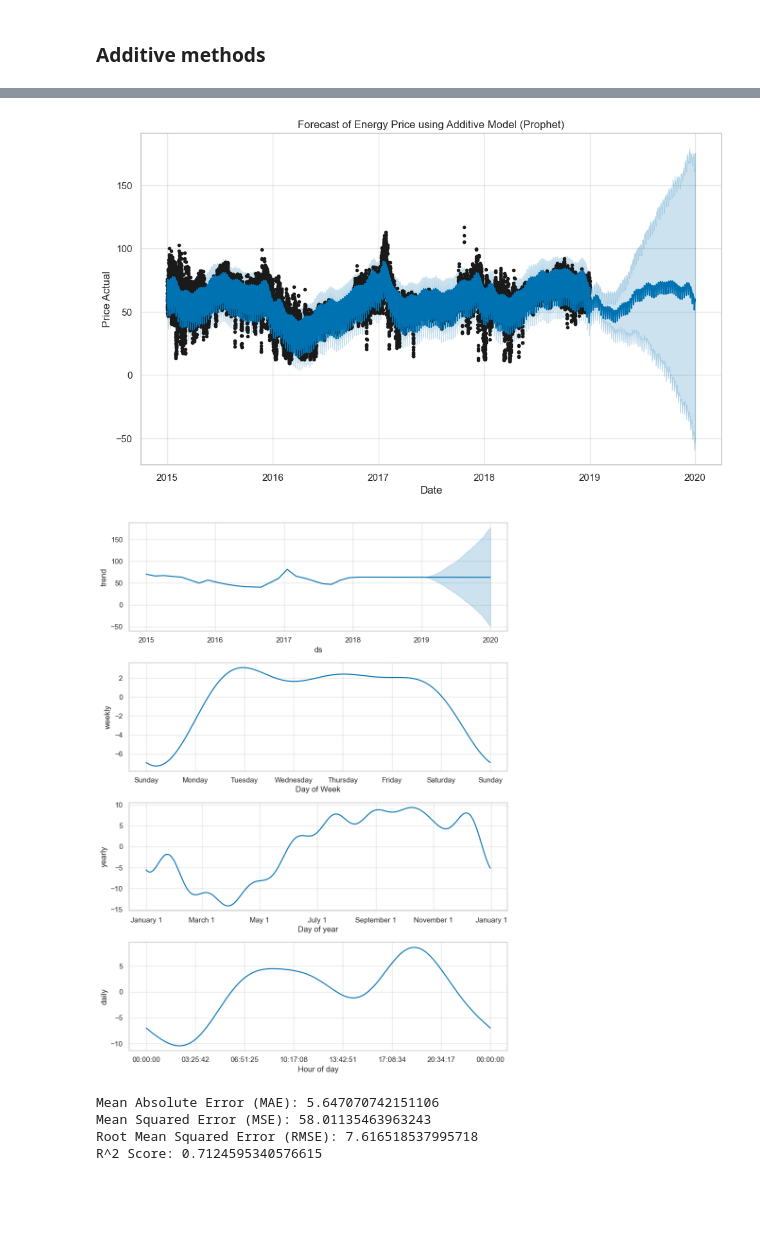
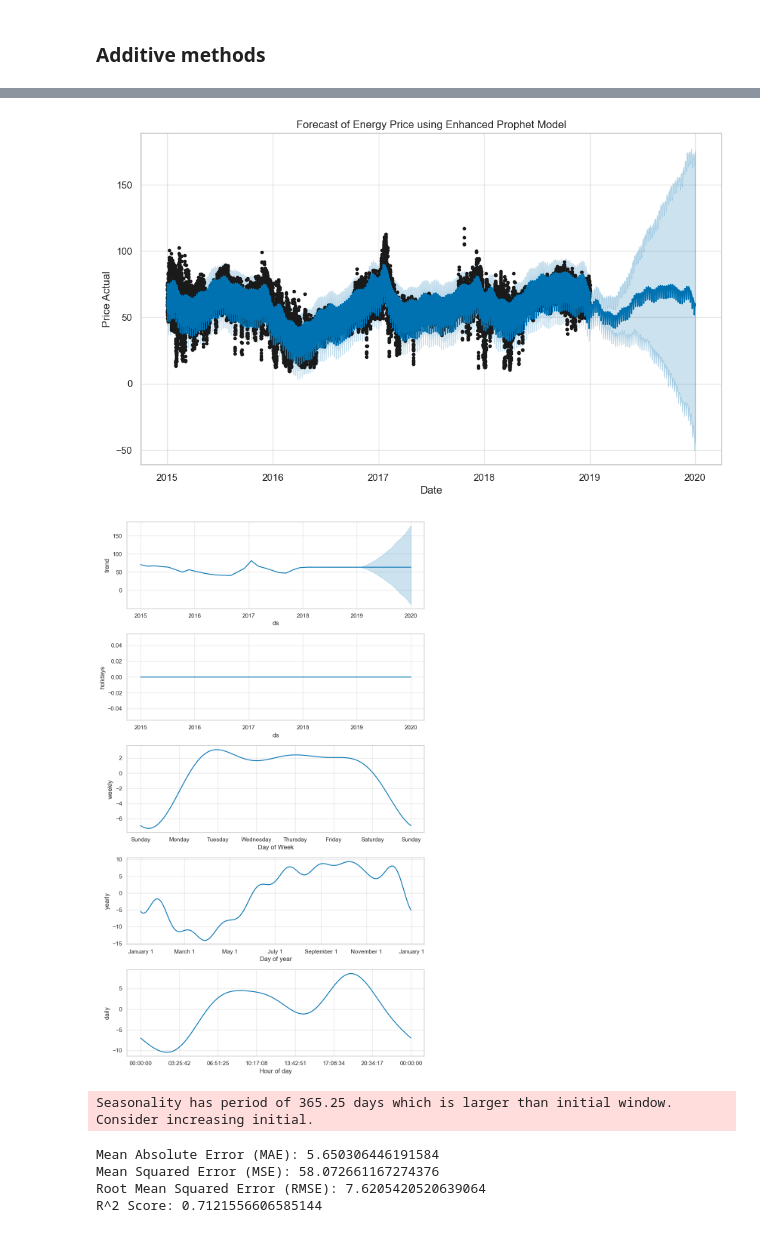
Before and after one commit to storlien/it3212-data-driven-software, a Jupyter notebook: assignment-3/ml_algorithms.ipynb, the cells around one changed output, grey strips where cells are left out. Cells and saved outputs as stored; diff of their text form; code cells hidden in the pictures; blank space fills up the shorter version.

```diff
--- a/assignment-3/ml_algorithms.ipynb
+++ b/assignment-3/ml_algorithms.ipynb
@@ -296,30 +320,53 @@ R^2 Score: 0.926536198724444
 from matplotlib import pyplot as plt
 from prophet import Prophet
 import pandas as pd
-from sklearn.metrics import mean_absolute_error, mean_squared_error
+from sklearn.metrics import mean_absolute_error, mean_squared_error, r2_score
 import numpy as np
 
+# Assuming df_final has been preprocessed and loaded
 # Reset the index to get 'time' as a column, and drop NaNs if necessary
-# df_prophet = df_final.reset_index()[['time', 'price actual']].rename(columns={'time': 'ds', 'price actual': 'y'})
 df_prophet = df_final[['time', 'price actual']].rename(columns={'time': 'ds', 'price actual': 'y'})
-
 
 # Remove timezone information from 'ds' column
 df_prophet['ds'] = pd.to_datetime(df_prophet['ds']).dt.tz_localize(None)
 
-# Initialize and fit the Prophet model
-model = Prophet()
-df_prophet = df_prophet.dropna()  # Drop any rows with NaN values to avoid errors
+# Initialize the Prophet model with custom parameters
+model = Prophet(
+    seasonality_mode='multiplicative',
+    changepoint_prior_scale=0.05,
+    seasonality_prior_scale=10.0,
+    holidays=None  # Placeholder, we'll add holidays later
+)
+
+# Adding external regressors for temperature and demand
+model.add_regressor('temperature')
+model.add_regressor('demand')
+
+# Define custom seasonalities (if needed)
+model.add_seasonality(name='weekly', period=7, fourier_order=10)
+
+# Define holidays (for the US as an example)
+from prophet.make_holidays import make_holidays_df
+holidays = make_holidays_df(year_list=[2022, 2023], country='US')
+model = Prophet(holidays=holidays)
+
+# Drop any rows with NaN values to avoid errors
+df_prophet = df_prophet.dropna()
+
+# Fit the model
 model.fit(df_prophet)
 
 # Make a future DataFrame for predictions
-# Specify frequency based on your data; change 'D' for daily, 'H' for hourly if necessary
-future = model.make_future_dataframe(periods=365, freq='D')  # Adjust 'D' or 'H' as needed
+future = model.make_future_dataframe(periods=365, freq='D')
+future['temperature'] = ... # Fill in future values or interpolate based on historical data
+future['demand'] = ...      # Same as above
+
+# Make predictions
 forecast = model.predict(future)
 
 # Plot the forecast
 fig1 = model.plot(forecast)
-plt.title("Forecast of Energy Price using Additive Model (Prophet)")
+plt.title("Forecast of Energy Price using Enhanced Prophet Model")
 plt.xlabel("Date")
 plt.ylabel("Price Actual")
 plt.show()
@@ -328,8 +375,7 @@ plt.show()
 fig2 = model.plot_components(forecast)
 plt.show()
 
-# Calculate metrics for model performance on historical data
-# Filter the forecast to match the historical period in df_prophet
+# Calculate performance metrics on historical data
 forecast_history = forecast[forecast['ds'].isin(df_prophet['ds'])]
 y_pred = forecast_history['yhat'].values
 y_true = df_prophet['y'].values
@@ -338,14 +384,17 @@ y_true = df_prophet['y'].values
 mae = mean_absolute_error(y_true, y_pred)
 mse = mean_squared_error(y_true, y_pred)
 rmse = np.sqrt(mse)
-# r2 = r2_score(y_test_inv, forecast) endra etter innspill fra chat
-# fikk følgende feilmelding: ValueError: Found input variables with inconsistent numbers of samples: [3482, 35429]
-r2 = r2_score(y_true, y_pred) # la til denne i stedet
-
+r2 = r2_score(y_true, y_pred)
 
 # Print the metrics
 print(f'Mean Absolute Error (MAE): {mae}')
 print(f'Mean Squared Error (MSE): {mse}')
 print(f'Root Mean Squared Error (RMSE): {rmse}')
 print(f'R^2 Score: {r2}')
+
+# Perform cross-validation for further performance evaluation
+from prophet.diagnostics import cross_validation, performance_metrics
+df_cv = cross_validation(model, initial='365 days', period='180 days', horizon='365 days')
+df_p = performance_metrics(df_cv)
+print(df_p.head())
 # %% [output]
@@ -354,6 +403,7 @@ print(f'R^2 Score: {r2}')
-[figure, old version]
+[figure, new version]
-[figure, old version]
+[figure, new version]
-Mean Absolute Error (MAE): 5.647070742151106
-Mean Squared Error (MSE): 58.01135463963243
-Root Mean Squared Error (RMSE): 7.616518537995718
-R^2 Score: 0.7124595340576615
+Seasonality has period of 365.25 days which is larger than initial window. Consider increasing initial.
+Mean Absolute Error (MAE): 5.650306446191584
+Mean Squared Error (MSE): 58.072661167274376
+Root Mean Squared Error (RMSE): 7.6205420520639064
+R^2 Score: 0.7121556606585144
```
Also changed, not shown: parts of 3 cells of this notebook, 4 other files.
